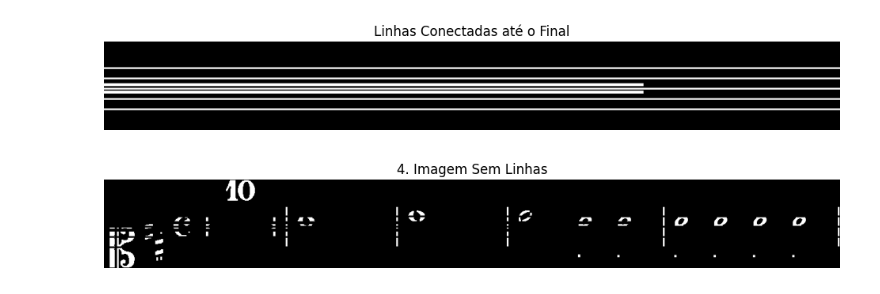
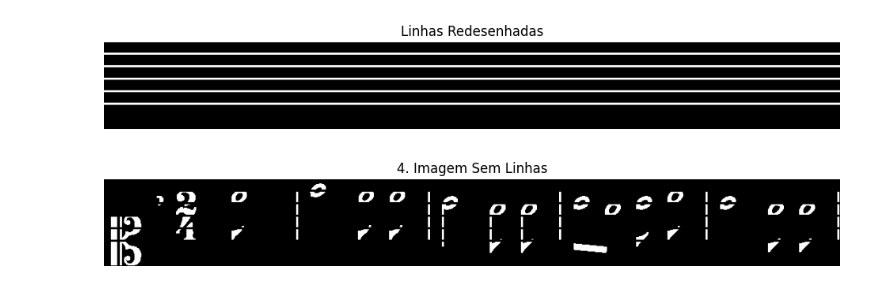
Before and after one commit to AertySantos/notacao_wisard, a Jupyter notebook: cortev.ipynb, the cells around one changed output. Cells and saved outputs as stored; diff of their text form; code cells hidden in the pictures.

```diff
--- a/cortev.ipynb
+++ b/cortev.ipynb
@@ -38,7 +38,7 @@ clahe = cv2.createCLAHE(
 img2 = clahe.apply(img)
 
 # blur
-blur = cv2.GaussianBlur(img2, (3,3), 0)
+blur = cv2.GaussianBlur(img2, (1,1), 0)
 
 # threshold adaptativo
 binary = cv2.adaptiveThreshold(
@@ -100,22 +108,38 @@ mostrar(linhas, "Linhas Detectadas")
 # %%
-# 1. Pegar as dimensões da imagem
 altura, largura = linhas.shape
 
-# 2. Criar um kernel com a largura TOTAL da imagem
-kernel_total = cv2.getStructuringElement(cv2.MORPH_RECT, (largura, 1))
+projecao = np.sum(linhas > 0, axis=1)
 
-# 3. Aplicar a dilatação para esticar todas as linhas horizontalmente
-linhas_completas = cv2.dilate(linhas, kernel_total, iterations=1)
+limiar = largura * 0.1
+ys = np.where(projecao > limiar)[0]
 
-mostrar(linhas_completas, "Linhas Conectadas até o Final")
+linhas_redesenhadas = np.zeros_like(linhas)
+
+# Agrupar linhas consecutivas
+grupos = []
+if len(ys):
+    inicio = ys[0]
+
+    for i in range(1, len(ys)):
+        if ys[i] - ys[i - 1] > 1:
+            grupos.append((inicio, ys[i - 1]))
+            inicio = ys[i]
+
+    grupos.append((inicio, ys[-1]))
+
+# Redesenhar cada faixa horizontal
+for y1, y2 in grupos:
+    linhas_redesenhadas[y1:y2 + 1, :] = 255
+
+mostrar(linhas_redesenhadas, "Linhas Redesenhadas")
 # %% [output]
-[figure, old version]
+[figure, new version]
 # %%
  # =========================================================
     # 4. REMOVER LINHAS
     # =========================================================
 linhas_completas = cv2.erode(
-    linhas_completas,
+    linhas_redesenhadas,
     cv2.getStructuringElement(cv2.MORPH_RECT, (3,1)),
     iterations=1
 )
@@ -124,7 +148,7 @@ sem_linhas = cv2.subtract(binary, linhas_completas)
 
 mostrar(sem_linhas, "4. Imagem Sem Linhas")
 # %% [output]
-[figure, old version]
+[figure, new version]
 # %%
 
 # =========================================================
```
Also changed, not shown: parts of 5 cells of this notebook, 4 other files.
